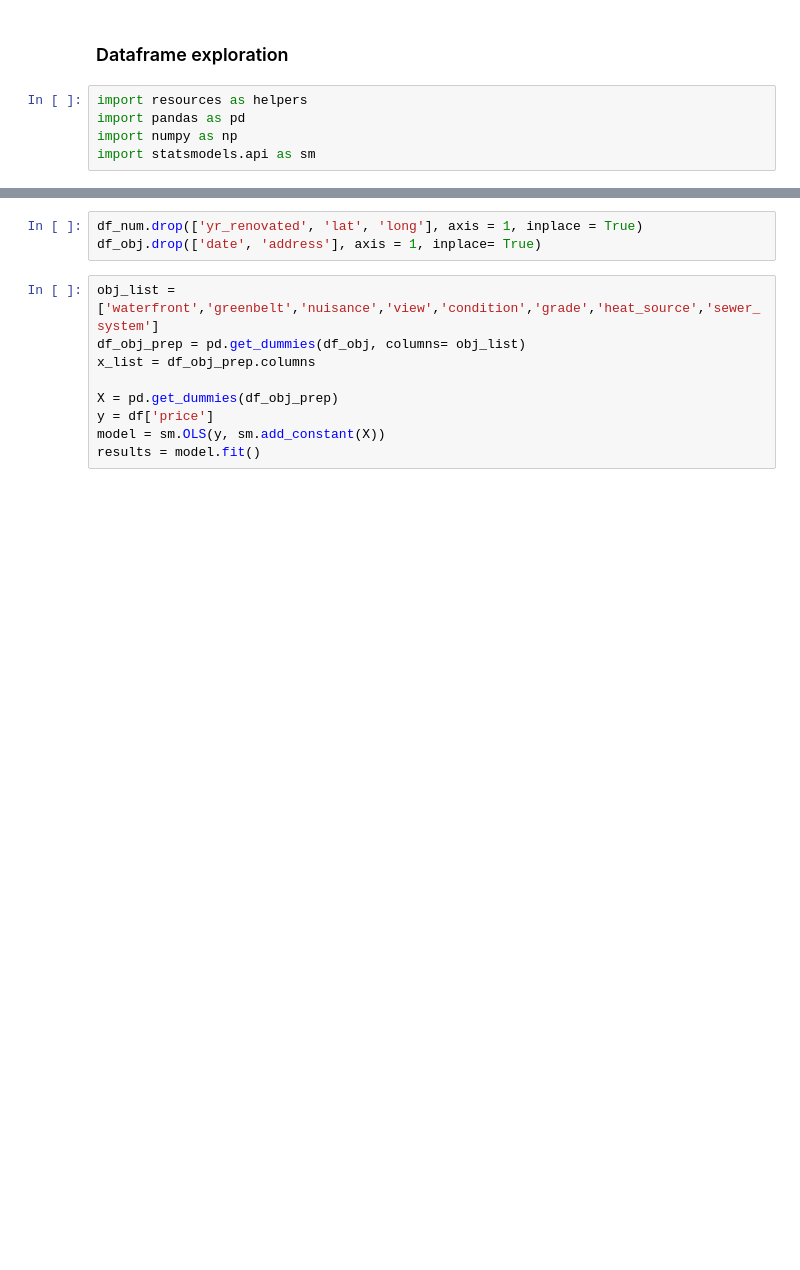
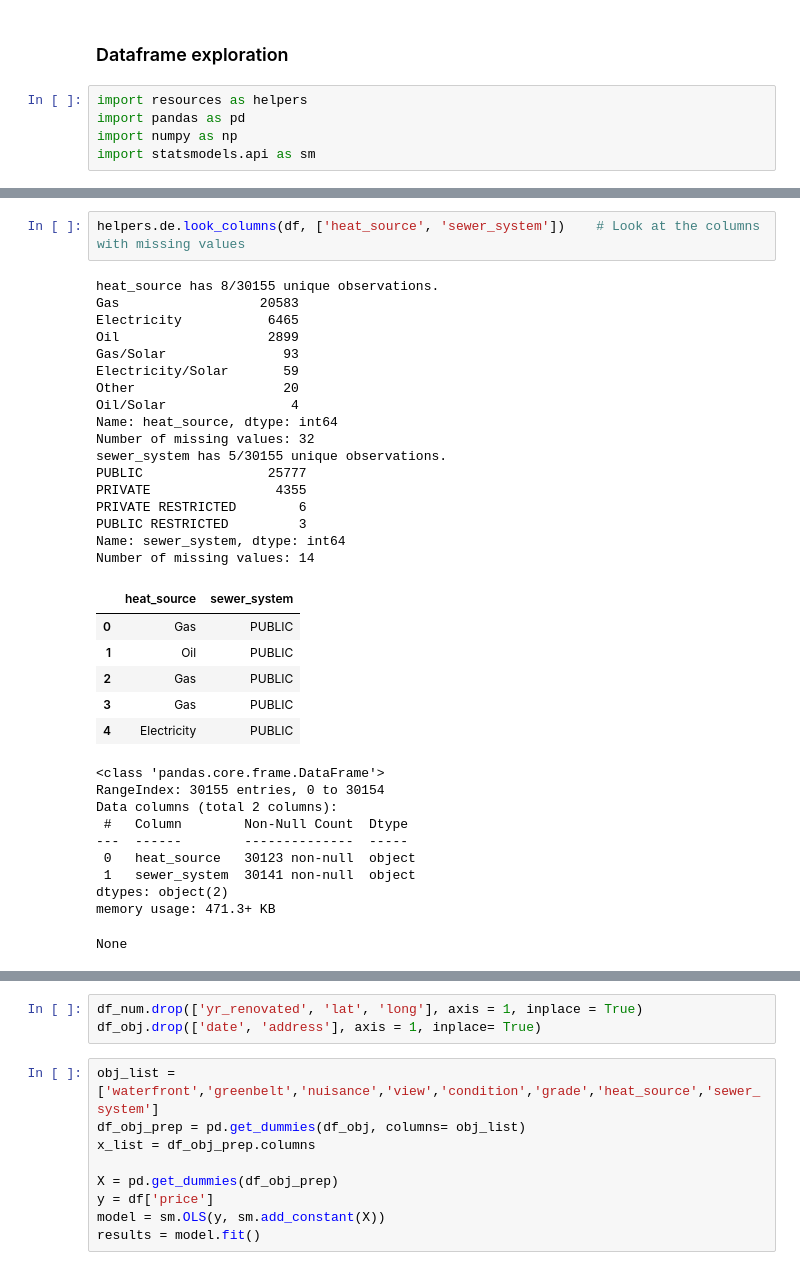
Before and after one commit to Tommyphung1/King-County-Feature-Regression, a Jupyter notebook: data_exploration.ipynb, the cells around one changed output, grey strips where cells are left out. Drawn from its saved outputs; the diff is of its cells as text; blank space fills up the shorter version.

```diff
--- a/data_exploration.ipynb
+++ b/data_exploration.ipynb
@@ -26,3 +26,39 @@ Duplicates detected
 2 rows × 25 columns
 N/A detected
 Columns with NaN:  ['heat_source', 'sewer_system']
+# %%
+helpers.de.look_columns(df, ['heat_source', 'sewer_system'])    # Look at the columns with missing values
+# %% [output]
+heat_source has 8/30155 unique observations.
+Gas                  20583
+Electricity           6465
+Oil                   2899
+Gas/Solar               93
+Electricity/Solar       59
+Other                   20
+Oil/Solar                4
+Name: heat_source, dtype: int64
+Number of missing values: 32
+sewer_system has 5/30155 unique observations.
+PUBLIC                25777
+PRIVATE                4355
+PRIVATE RESTRICTED        6
+PUBLIC RESTRICTED         3
+Name: sewer_system, dtype: int64
+Number of missing values: 14
+|  | heat_source | sewer_system |
+| 0 | Gas | PUBLIC |
+| 1 | Oil | PUBLIC |
+| 2 | Gas | PUBLIC |
+| 3 | Gas | PUBLIC |
+| 4 | Electricity | PUBLIC |
+<class 'pandas.core.frame.DataFrame'>
+RangeIndex: 30155 entries, 0 to 30154
+Data columns (total 2 columns):
+ #   Column        Non-Null Count  Dtype
+---  ------        --------------  -----
+ 0   heat_source   30123 non-null  object
+ 1   sewer_system  30141 non-null  object
+dtypes: object(2)
+memory usage: 471.3+ KB
+None
```
Also changed, not shown: parts of 12 cells of this notebook, 4 other files.
